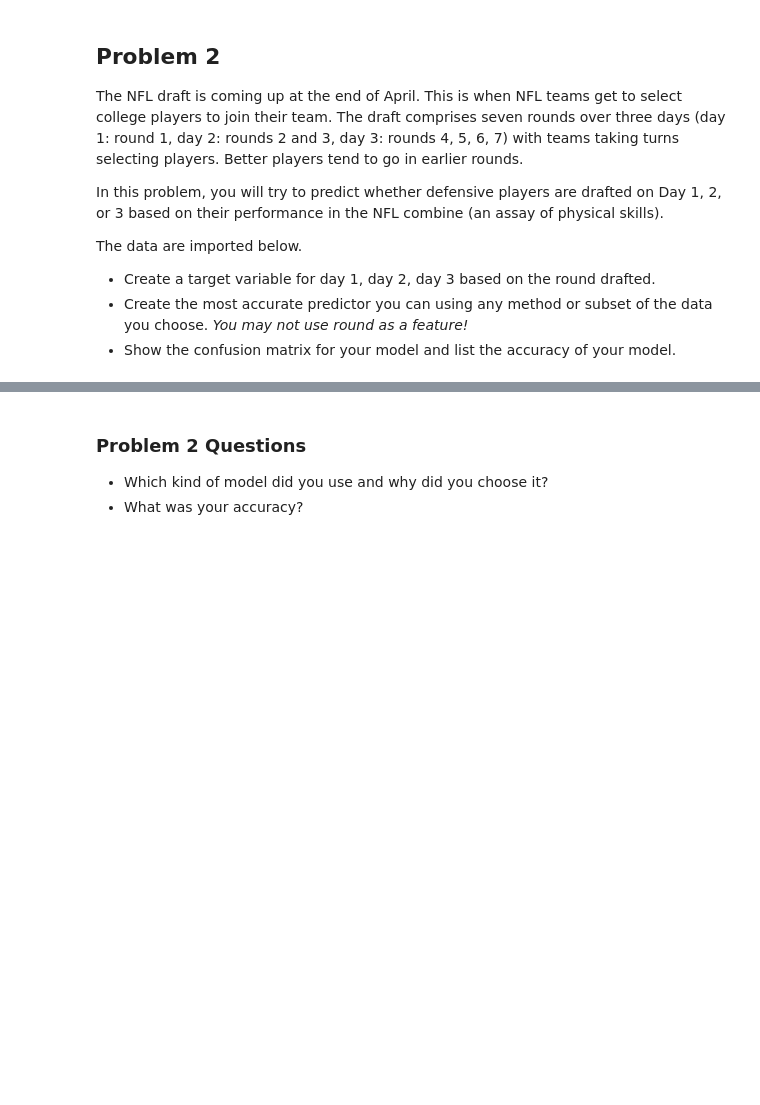
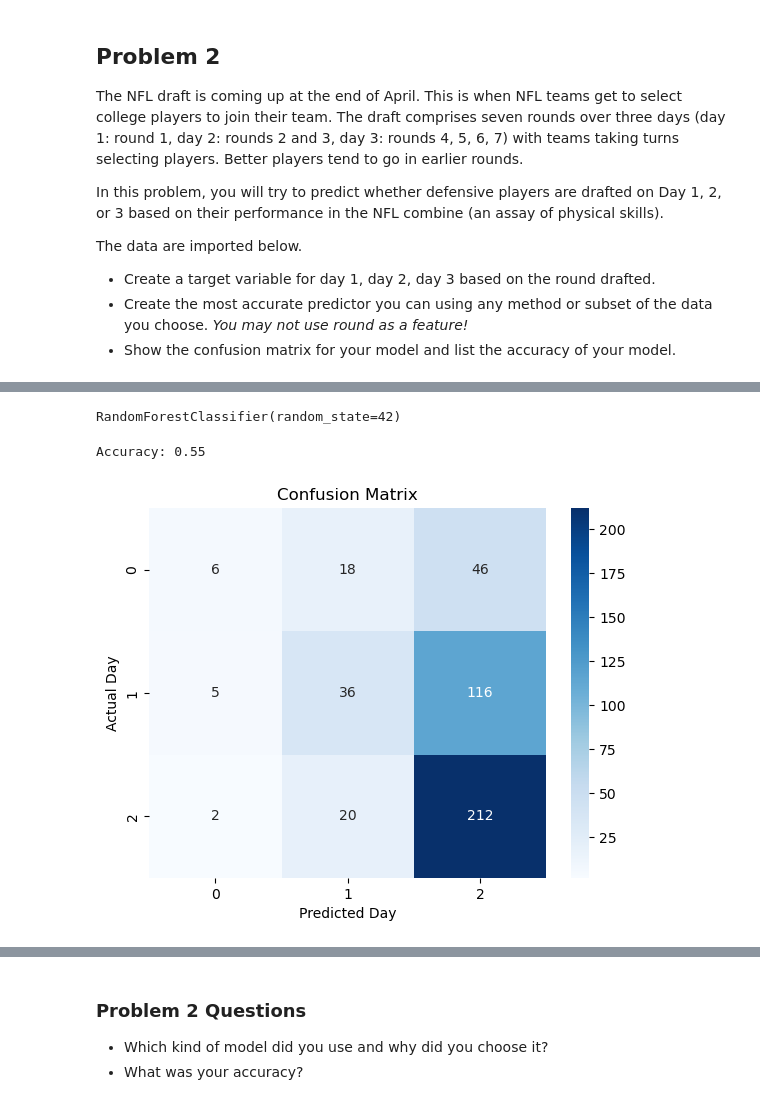
Before and after one commit to GettysburgDataScience/ps2-zoewant, a Jupyter notebook: PS2.ipynb, the cells around one changed output, grey strips where cells are left out. Drawn from its saved outputs; the diff is of its cells as text; code cells hidden in the pictures; blank space fills up the shorter version.

```diff
--- a/PS2.ipynb
+++ b/PS2.ipynb
@@ -86,0 +342,32 @@ nfl_draft = pd.read_csv('https://raw.githubusercontent.com/eatai/datasets/refs/h
+# %%
+# combine processed numerical and categorical features
+X = np.concatenate([encoded_features.toarray(), scaled_features], axis=1)
+y = nfl_draft["round_day"]
+# %%
+# splitting into training and testing
+X_train, X_test, y_train, y_test = train_test_split(X, y, test_size=0.2, random_state=42)
+# %%
+# training a random forest model
+model = RandomForestClassifier(n_estimators=100, random_state=42)
+model.fit(X_train, y_train)
+# %% [output]
+RandomForestClassifier(random_state=42)
+# %%
+# making predictions
+y_pred = model.predict(X_test)
+# %%
+# test the accuracy
+accuracy = accuracy_score(y_test, y_pred)
+print(f"Accuracy: {accuracy:.2f}")
+# %% [output]
+Accuracy: 0.55
+# %%
+# making a confusion matrix
+conf_matrix = confusion_matrix(y_test, y_pred)
+sns.heatmap(conf_matrix, annot=True, fmt="d", cmap="Blues")
+plt.xlabel("Predicted Day")
+plt.ylabel("Actual Day")
+plt.title("Confusion Matrix")
+plt.show()
+# %% [output]
+[figure, added]
```
Also changed, not shown: parts of 39 cells of this notebook.
